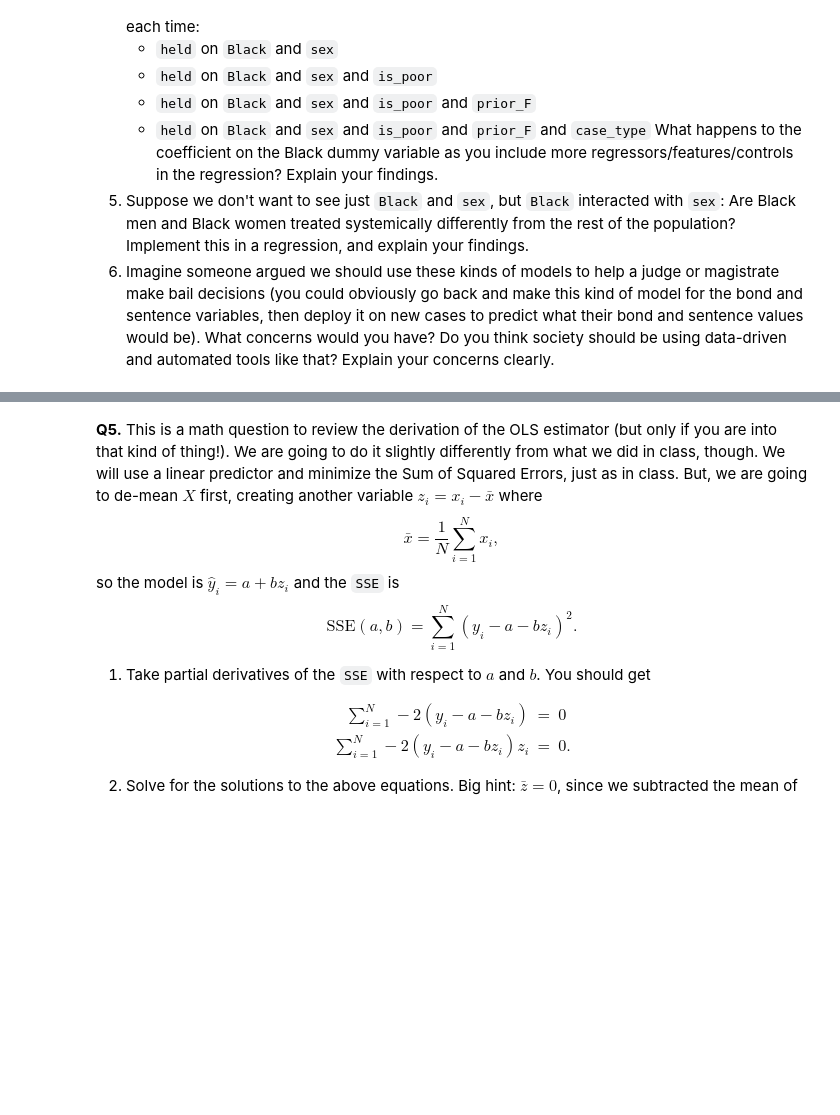
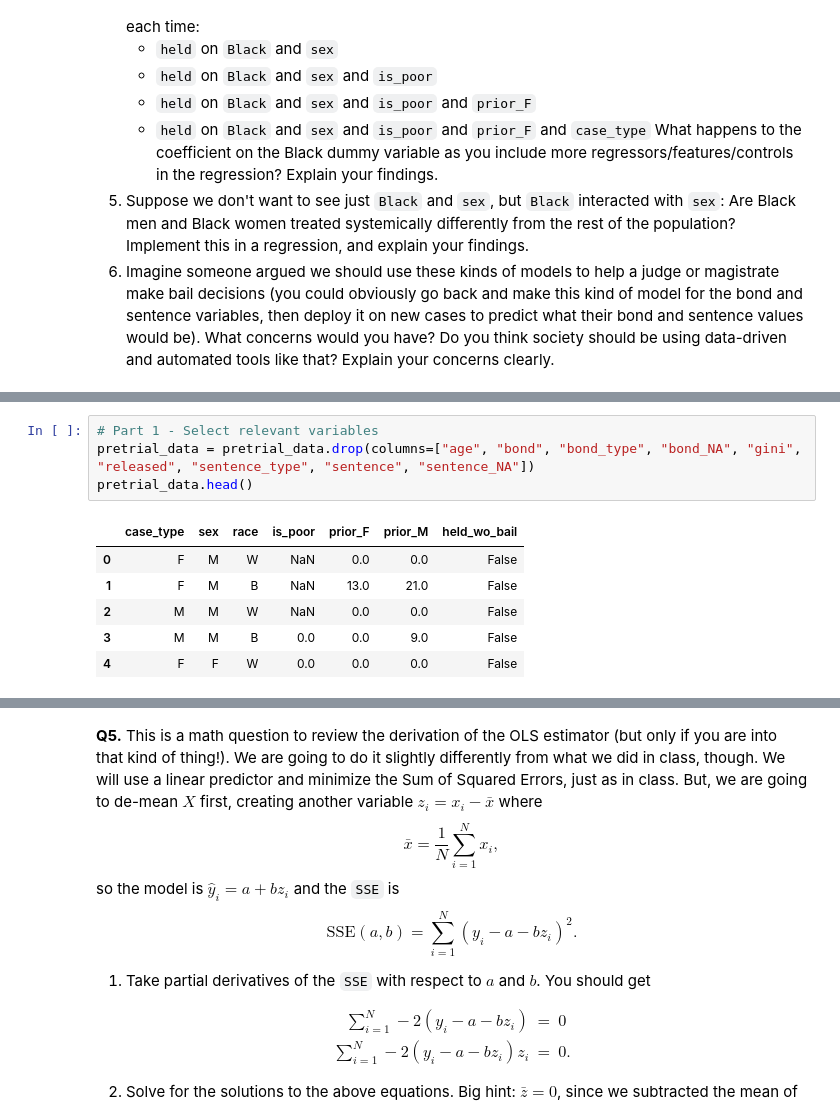
Before and after one commit to chrryyy/assignment4, a Jupyter notebook: assignment4.ipynb, the cells around one changed output, grey strips where cells are left out. Cells and saved outputs as stored; diff of their text form; blank space fills up the shorter version.

```diff
--- a/assignment4.ipynb
+++ b/assignment4.ipynb
@@ -436,0 +449,11 @@ What happens to the coefficient on the Black dummy variable as you include more
+# %%
+# Part 1 - Select relevant variables
+pretrial_data = pretrial_data.drop(columns=["age", "bond", "bond_type", "bond_NA", "gini", "released", "sentence_type", "sentence", "sentence_NA"])
+pretrial_data.head()
+# %% [output]
+|  | case_type | sex | race | is_poor | prior_F | prior_M | held_wo_bail |
+| 0 | F | M | W | NaN | 0.0 | 0.0 | False |
+| 1 | F | M | B | NaN | 13.0 | 21.0 | False |
+| 2 | M | M | W | NaN | 0.0 | 0.0 | False |
+| 3 | M | M | B | 0.0 | 0.0 | 9.0 | False |
+| 4 | F | F | W | 0.0 | 0.0 | 0.0 | False |
```
Also changed, not shown: parts of 2 cells of this notebook.
